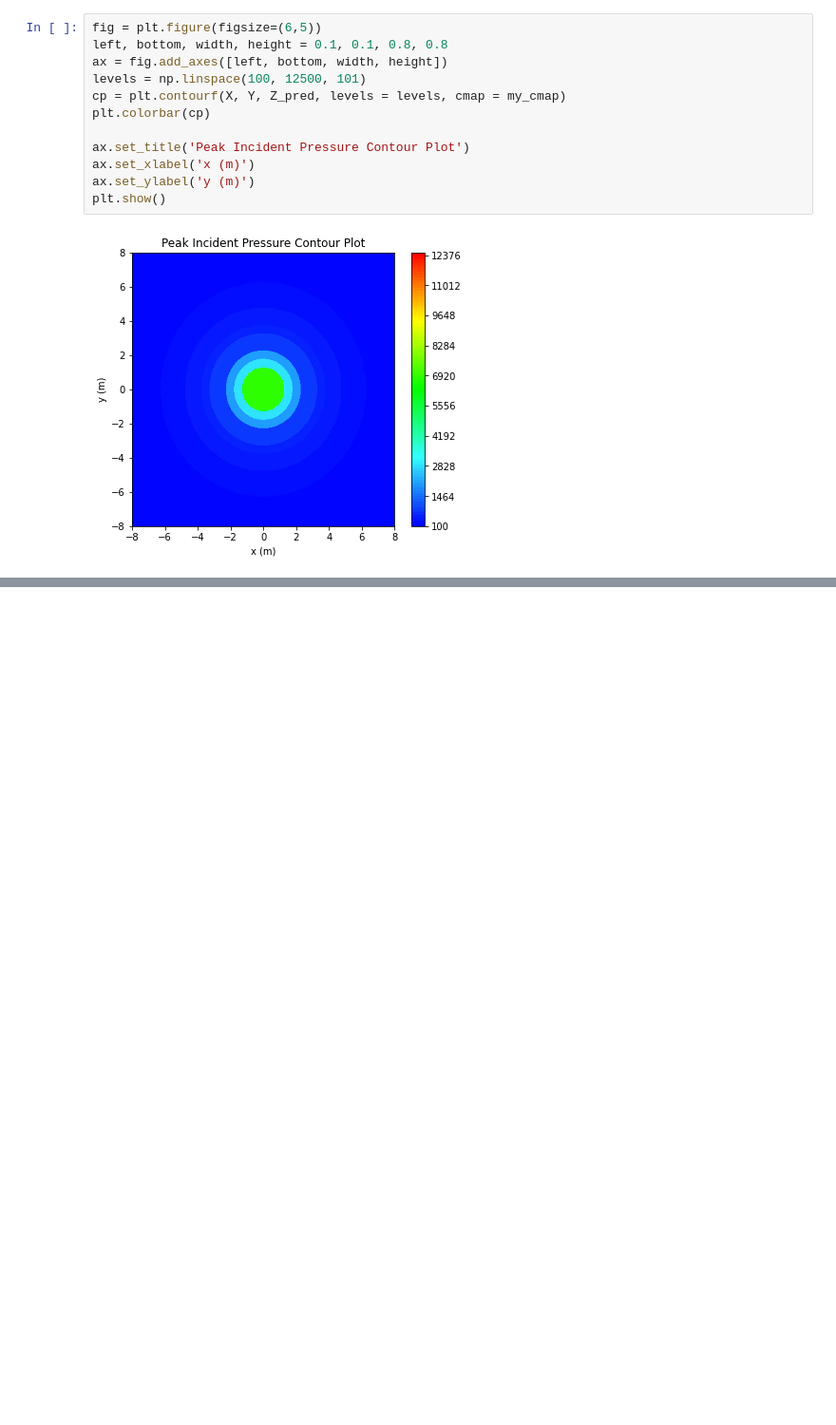
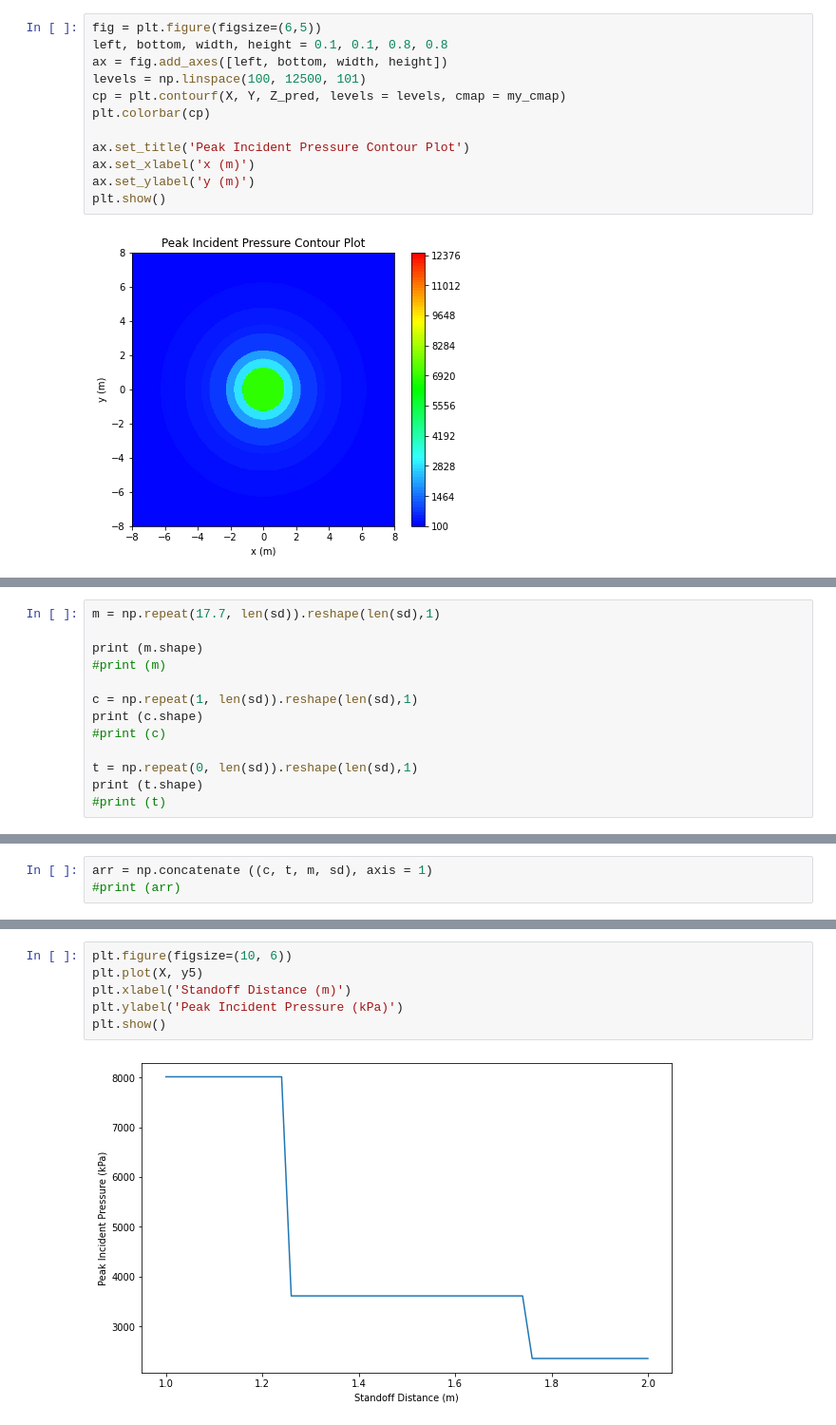
Before and after one commit to ChamodiWidanage/Paper4_2D_Visualization, a Jupyter notebook: Pressure/Decision Tree_1.ipynb, the cells around one changed output, grey strips where cells are left out. Shown: that part at 95% size. Cells and saved outputs as stored; diff of their text form; blank space fills up the shorter version.

```diff
--- a/Pressure/Decision Tree_1.ipynb
+++ b/Pressure/Decision Tree_1.ipynb
@@ -466,0 +491,13 @@ plt.show()
+# %%
+m = np.repeat(17.7, len(sd)).reshape(len(sd),1)
+
+print (m.shape)
+#print (m)
+
+c = np.repeat(1, len(sd)).reshape(len(sd),1)
+print (c.shape)
+#print (c)
+
+t = np.repeat(0, len(sd)).reshape(len(sd),1)
+print (t.shape)
+#print (t)
@@ -466,0 +508,3 @@ plt.show()
+# %%
+arr = np.concatenate ((c, t, m, sd), axis = 1)
+#print (arr)
@@ -466,0 +573,8 @@ plt.show()
+# %%
+plt.figure(figsize=(10, 6))
+plt.plot(X, y5)
+plt.xlabel('Standoff Distance (m)')
+plt.ylabel('Peak Incident Pressure (kPa)')
+plt.show()
+# %% [output]
+[figure, added]
```
Also changed, not shown: parts of 14 cells of this notebook, 8 other files.
